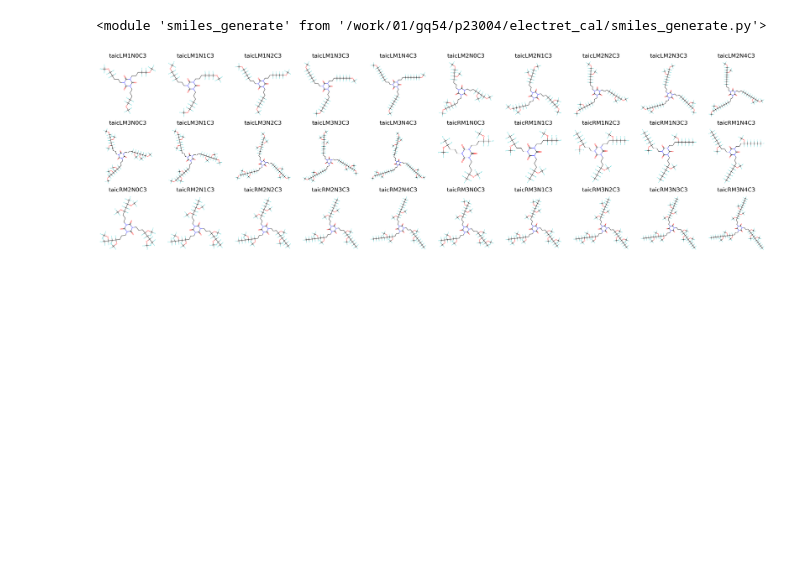
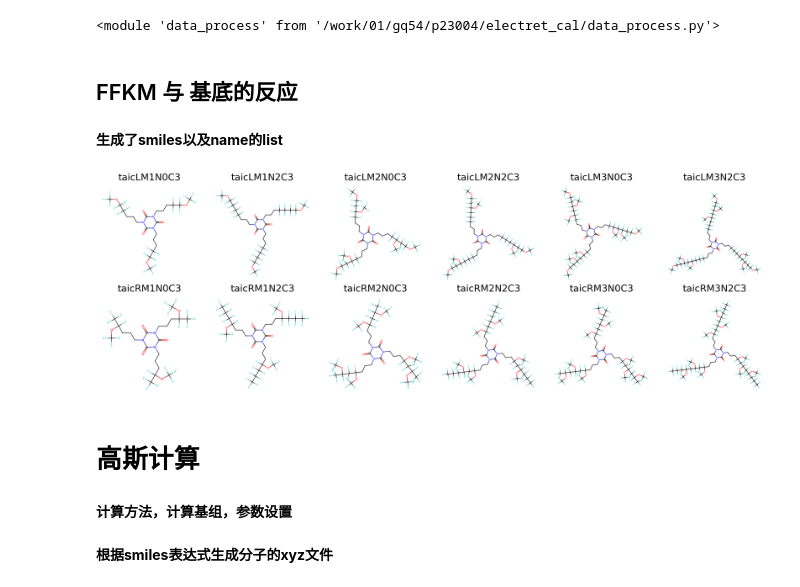
Before and after one commit to thyheal/electret_cal, a Jupyter notebook: demo.ipynb, the cells around one changed output. Cells and saved outputs as stored; diff of their text form; code cells hidden in the pictures; blank space fills up the shorter version.

```diff
--- a/demo.ipynb
+++ b/demo.ipynb
@@ -1,24 +1,42 @@
 # %%
+from tqdm import tqdm
 import smiles_generate as sg
 import visualize as vis
 import importlib
+import utils
+import subprocess
+import data_process as dp
+import pandas as pd
+import numpy as np
 importlib.reload(vis)
 importlib.reload(sg)
+importlib.reload(utils)
+importlib.reload(dp)
 # %% [output]
-<module 'smiles_generate' from '/work/01/gq54/p23004/electret_cal/smiles_generate.py'>
+<module 'data_process' from '/work/01/gq54/p23004/electret_cal/data_process.py'>
+# %% [markdown]
+## FFKM 与 基底的反应
+# %% [markdown]
+**生成了smiles以及name的list**
 # %%
 name_list = []
 smiles_list = []
 base = 'C=CCN1C(=O)N(C(=O)N(C1=O)CC=C)CC=C'
 for direction in ['L','R']:
     for c in [3]:
+        # for m in [1,2,3]:
         for m in [1,2,3]:
-            for n in [0,1,2,3,4]:
+            # for n in [0,2,4,6]:
+            for n in [0,2]:
                 FFKM,connection_point = sg.FFKM_builder(m = m,n = n, c=c,connection_direction=direction)
                 crossed_mol = sg.crosslink_reaction(base,FFKM,connection_point)
                 name_list.append(f'taic{direction}M{m}N{n}C{c}')
                 smiles_list.append(crossed_mol)
 # %%
-vis.multi_mol_plot(smiles_list = smiles_list,name_list = name_list,cols=10,save_name='taic_crosslink_mn.pdf')
+vis.multi_mol_plot(smiles_list = smiles_list,name_list = name_list,cols=6,save_name='taic_crosslink_test.pdf')
 # %% [output]
-[figure, old version]
+[figure, new version]
+# %% [markdown]
+# 高斯计算
+# %% [markdown]
+**计算方法，计算基组，参数设置**
@@ -24,0 +50,2 @@ vis.multi_mol_plot(smiles_list = smiles_list,name_list = name_list,cols=10,save_
+# %% [markdown]
+**根据smiles表达式生成分子的xyz文件**
```
Also changed, not shown: parts of 12 cells of this notebook, 2 other files.
